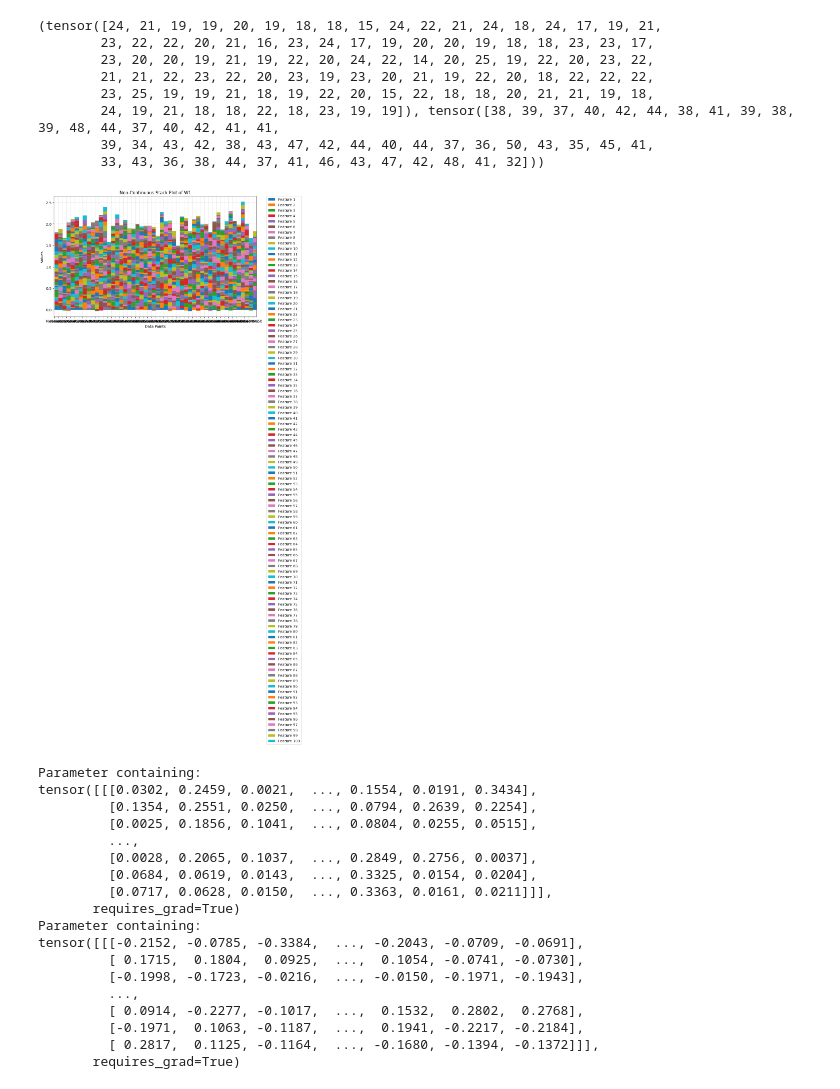
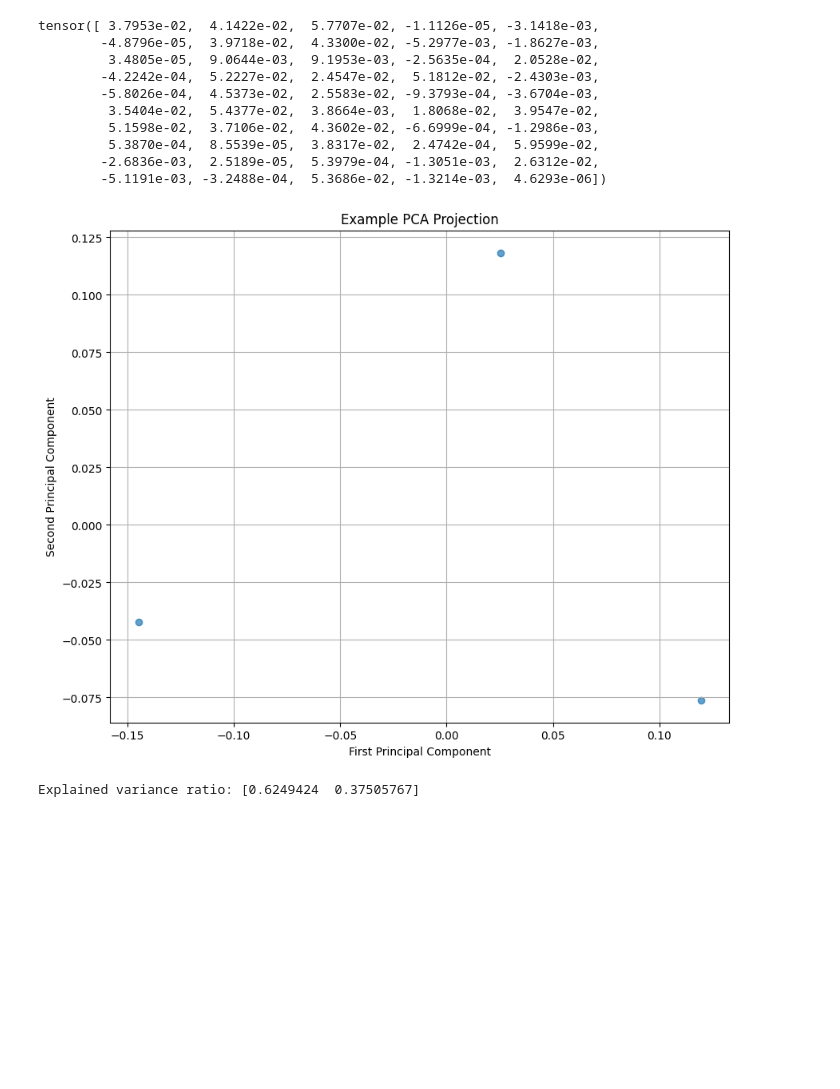
Before and after one commit to Stefan-Heimersheim/toy-model-of-computation-in-superposition, a Jupyter notebook: lucius_toy_model.ipynb, the cells around one changed output. Cells and saved outputs as stored; diff of their text form; code cells hidden in the pictures; blank space fills up the shorter version.

```diff
--- a/lucius_toy_model.ipynb
+++ b/lucius_toy_model.ipynb
@@ -246,55 +284,17 @@ tensor(112.3403)
-# %%
-#W1 = model.W1[0].detach().squeeze()
-
-def count_above_threshold(matrix, threshold):
-    row_counts = (matrix > threshold).sum(dim=1)
-    col_counts = (matrix > threshold).sum(dim=0)
-    return row_counts, col_counts
-
-#W2 = model.W2[0].detach().squeeze()
-#print(count_above_threshold(W1, 0.01))
-W1_adj = t.empty_like(W1)
-for i in range(W1.shape[0]):
-    for j in range(W1.shape[1]):
-        #print(i,j)
-        W1_adj[i][j] = W1[i][j] * W2[j][i]
-
-#print(W1_adj.shape)
-print(count_above_threshold(W1_adj,0.01))
-#print(W1.shape, W2.shape)
-plot_polysemanticity(W1_adj, do_thres = False)
-# %% [output]
-(tensor([24, 21, 19, 19, 20, 19, 18, 18, 15, 24, 22, 21, 24, 18, 24, 17, 19, 21,
-        23, 22, 22, 20, 21, 16, 23, 24, 17, 19, 20, 20, 19, 18, 18, 23, 23, 17,
-        23, 20, 20, 19, 21, 19, 22, 20, 24, 22, 14, 20, 25, 19, 22, 20, 23, 22,
-        21, 21, 22, 23, 22, 20, 23, 19, 23, 20, 21, 19, 22, 20, 18, 22, 22, 22,
-        23, 25, 19, 19, 21, 18, 19, 22, 20, 15, 22, 18, 18, 20, 21, 21, 19, 18,
-        24, 19, 21, 18, 18, 22, 18, 23, 19, 19]), tensor([38, 39, 37, 40, 42, 44, 38, 41, 39, 38, 39, 48, 44, 37, 40, 42, 41, 41,
-        39, 34, 43, 42, 38, 43, 47, 42, 44, 40, 44, 37, 36, 50, 43, 35, 45, 41,
-        33, 43, 36, 38, 44, 37, 41, 46, 43, 47, 42, 48, 41, 32]))
-[figure, removed]
 # %%
-print(model.W1)
-print(model.W2)
+print(W1_adj[2])
+#print(model.W2)
 # %% [output]
-Parameter containing:
-tensor([[[0.0302, 0.2459, 0.0021,  ..., 0.1554, 0.0191, 0.3434],
-         [0.1354, 0.2551, 0.0250,  ..., 0.0794, 0.2639, 0.2254],
-         [0.0025, 0.1856, 0.1041,  ..., 0.0804, 0.0255, 0.0515],
-         ...,
-         [0.0028, 0.2065, 0.1037,  ..., 0.2849, 0.2756, 0.0037],
-         [0.0684, 0.0619, 0.0143,  ..., 0.3325, 0.0154, 0.0204],
-         [0.0717, 0.0628, 0.0150,  ..., 0.3363, 0.0161, 0.0211]]],
-       requires_grad=True)
-Parameter containing:
-tensor([[[-0.2152, -0.0785, -0.3384,  ..., -0.2043, -0.0709, -0.0691],
-         [ 0.1715,  0.1804,  0.0925,  ...,  0.1054, -0.0741, -0.0730],
-         [-0.1998, -0.1723, -0.0216,  ..., -0.0150, -0.1971, -0.1943],
-         ...,
-         [ 0.0914, -0.2277, -0.1017,  ...,  0.1532,  0.2802,  0.2768],
-         [-0.1971,  0.1063, -0.1187,  ...,  0.1941, -0.2217, -0.2184],
-         [ 0.2817,  0.1125, -0.1164,  ..., -0.1680, -0.1394, -0.1372]]],
-       requires_grad=True)
+tensor([ 3.7953e-02,  4.1422e-02,  5.7707e-02, -1.1126e-05, -3.1418e-03,
+        -4.8796e-05,  3.9718e-02,  4.3300e-02, -5.2977e-03, -1.8627e-03,
+         3.4805e-05,  9.0644e-03,  9.1953e-03, -2.5635e-04,  2.0528e-02,
+        -4.2242e-04,  5.2227e-02,  2.4547e-02,  5.1812e-02, -2.4303e-03,
+        -5.8026e-04,  4.5373e-02,  2.5583e-02, -9.3793e-04, -3.6704e-03,
+         3.5404e-02,  5.4377e-02,  3.8664e-03,  1.8068e-02,  3.9547e-02,
+         5.1598e-02,  3.7106e-02,  4.3602e-02, -6.6999e-04, -1.2986e-03,
+         5.3870e-04,  8.5539e-05,  3.8317e-02,  2.4742e-04,  5.9599e-02,
+        -2.6836e-03,  2.5189e-05,  5.3979e-04, -1.3051e-03,  2.6312e-02,
+        -5.1191e-03, -3.2488e-04,  5.3686e-02, -1.3214e-03,  4.6293e-06])
 # %%
 def count_represented_features(n_feat, model, threshold = 0.01) -> int:
     count = 0
@@ -388,0 +450,8 @@ def threshold_matrix(matrix, threshold=0.01):
+# %%
+projected_data, eigenvalues = pca_2d(W1_adj[11:14])
+visualize_pca(projected_data, "Example PCA Projection")
+explained_variance_ratio = eigenvalues[:2] / t.sum(eigenvalues)
+print(f"Explained variance ratio: {explained_variance_ratio.numpy()}")
+# %% [output]
+[figure, added]
+Explained variance ratio: [0.6249424  0.37505767]
```
Also changed, not shown: parts of 14 cells of this notebook, 1 other file.
